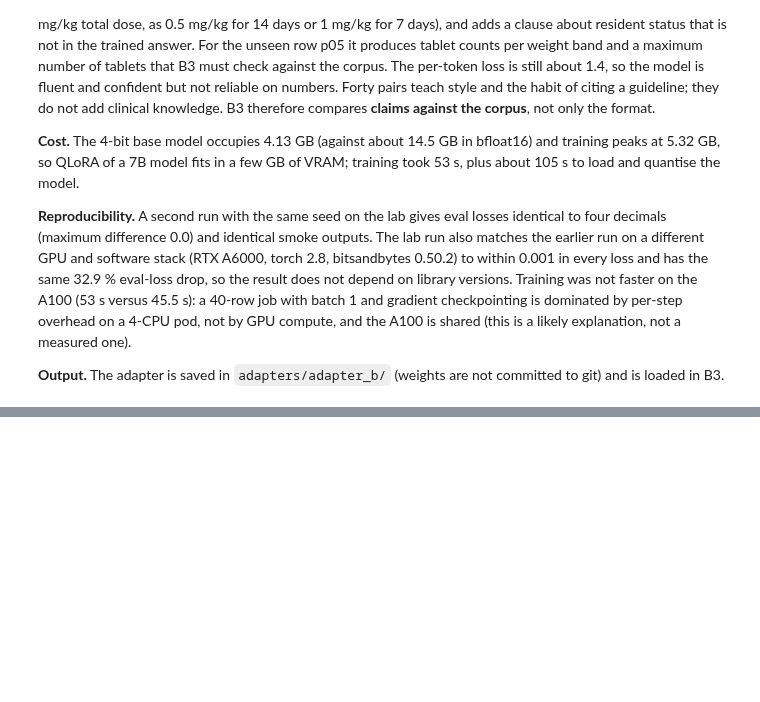
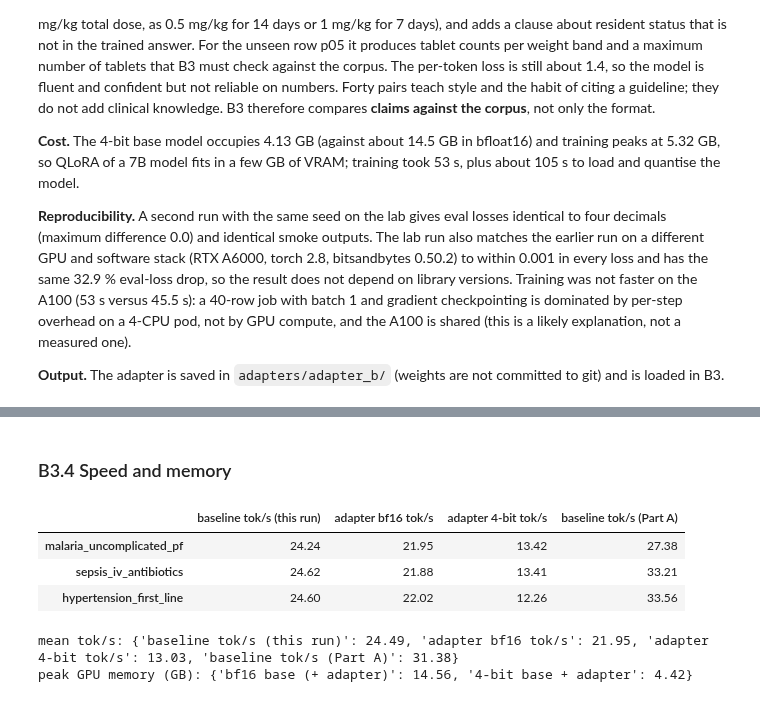
Before and after one commit to bheemreddy1729/fine-tuning-Mistral-7B, a Jupyter notebook: assignment_1b.ipynb, the cells around one changed output, grey strips where cells are left out. Saved outputs shown, nothing was run; the diff lists cells and outputs as text; code cells hidden in the pictures; blank space fills up the shorter version.

```diff
--- a/assignment_1b.ipynb
+++ b/assignment_1b.ipynb
@@ -1304,0 +1488,15 @@ loss and has the same 32.9 % eval-loss drop, so the result does not depend on li
+# %% [markdown]
+### B3.4 Speed and memory
+# %%
+spd = pd.DataFrame({"baseline tok/s (this run)": [r["tokens_per_second"] for r in results["baseline"]],
+                    "adapter bf16 tok/s": [r["tokens_per_second"] for r in results["adapter_bf16"]],
+                    "adapter 4-bit tok/s": [r["tokens_per_second"] for r in results["adapter_4bit"]],
+                    "baseline tok/s (Part A)": [float(saved_a[p["id"]]["tokens_per_second"]) for p in PROMPTS]}, index=[p["id"] for p in PROMPTS])
+display(spd.round(2)); print("mean tok/s:", spd.mean().round(2).to_dict()); print("peak GPU memory (GB):", mem)
+# %% [output]
+|  | baseline tok/s (this run) | adapter bf16 tok/s | adapter 4-bit tok/s | baseline tok/s (Part A) |
+| malaria_uncomplicated_pf | 24.24 | 21.95 | 13.42 | 27.38 |
+| sepsis_iv_antibiotics | 24.62 | 21.88 | 13.41 | 33.21 |
+| hypertension_first_line | 24.60 | 22.02 | 12.26 | 33.56 |
+mean tok/s: {'baseline tok/s (this run)': 24.49, 'adapter bf16 tok/s': 21.95, 'adapter 4-bit tok/s': 13.03, 'baseline tok/s (Part A)': 31.38}
+peak GPU memory (GB): {'bf16 base (+ adapter)': 14.56, '4-bit base + adapter': 4.42}
```
Also changed, not shown: parts of 18 cells of this notebook, 6 other files.
